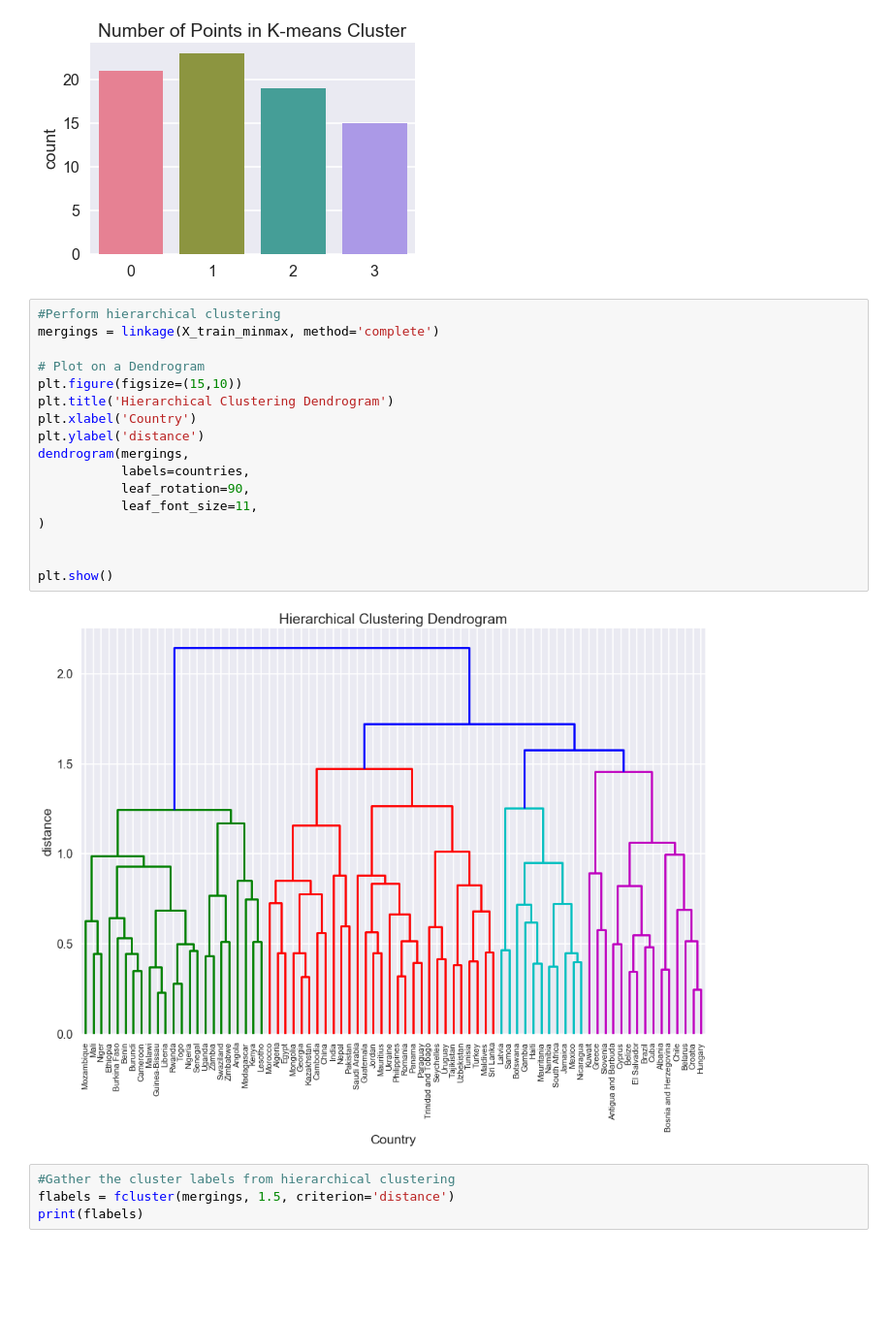
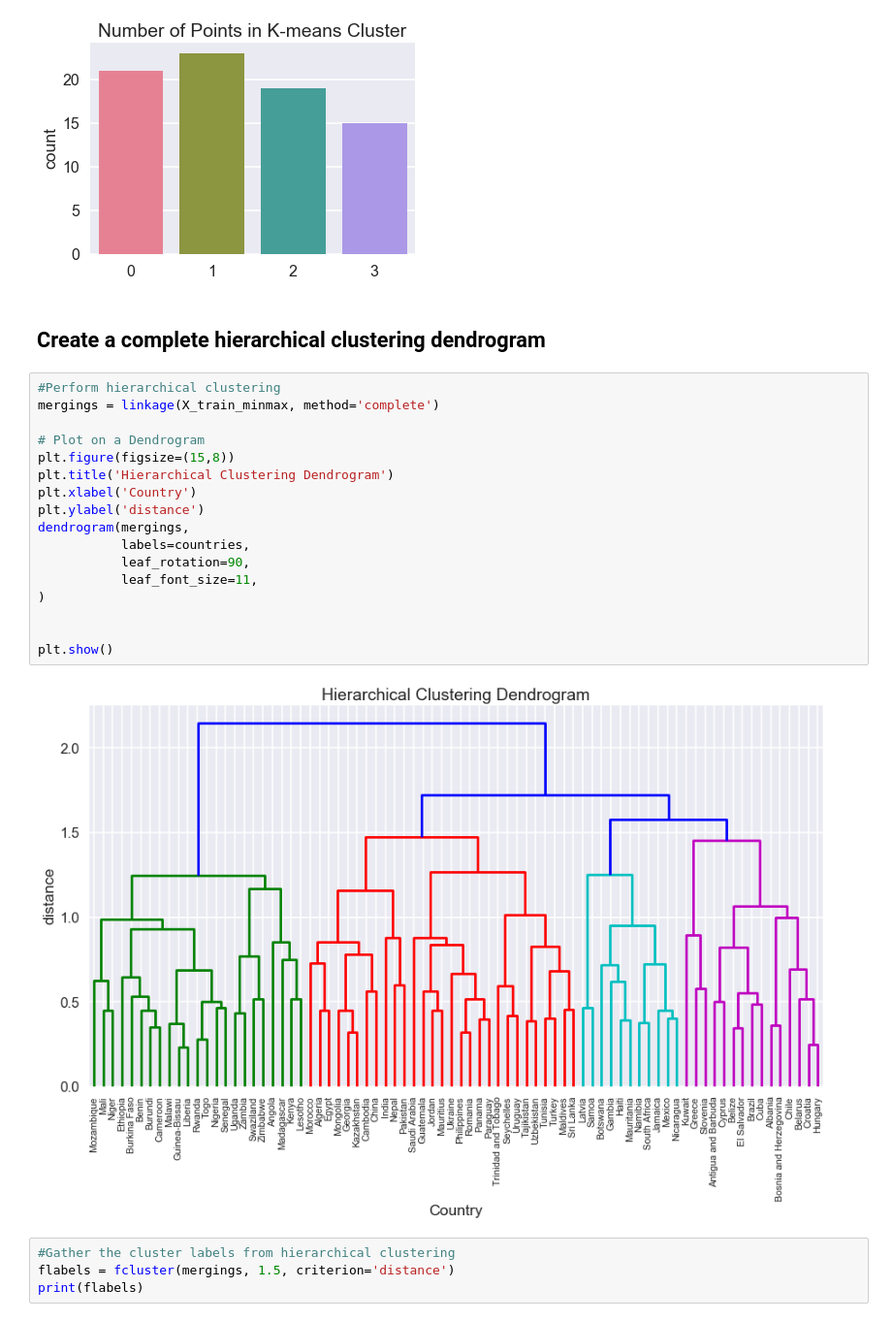
Before and after one commit to SilasNeptune/Dental-Health-in-Youth, a Jupyter notebook: Machine Learning.ipynb, the cells around one changed output. Shown at 97% size. Saved outputs shown, nothing was run; the diff lists cells and outputs as text; blank space fills up the shorter version.

```diff
--- a/Machine Learning.ipynb
+++ b/Machine Learning.ipynb
@@ -141,25 +150,27 @@ sns.countplot(clustered_data, palette='husl').set_title('Number of Points in K-m
 plt.show()
 # %% [output]
 [figure]
+# %% [markdown]
+## Create a complete hierarchical clustering dendrogram
 # %%
 #Perform hierarchical clustering
 mergings = linkage(X_train_minmax, method='complete')
 
 # Plot on a Dendrogram
-plt.figure(figsize=(15,10))
+plt.figure(figsize=(15,8))
 plt.title('Hierarchical Clustering Dendrogram')
 plt.xlabel('Country')
 plt.ylabel('distance')
 dendrogram(mergings,
            labels=countries,
            leaf_rotation=90,
            leaf_font_size=11,
 )
 
 
 plt.show()
 # %% [output]
-[figure, old version]
+[figure, new version]
 # %%
 #Gather the cluster labels from hierarchical clustering
 flabels = fcluster(mergings, 1.5, criterion='distance')
```
Also changed, not shown: parts of 37 cells of this notebook, 2 other files.
